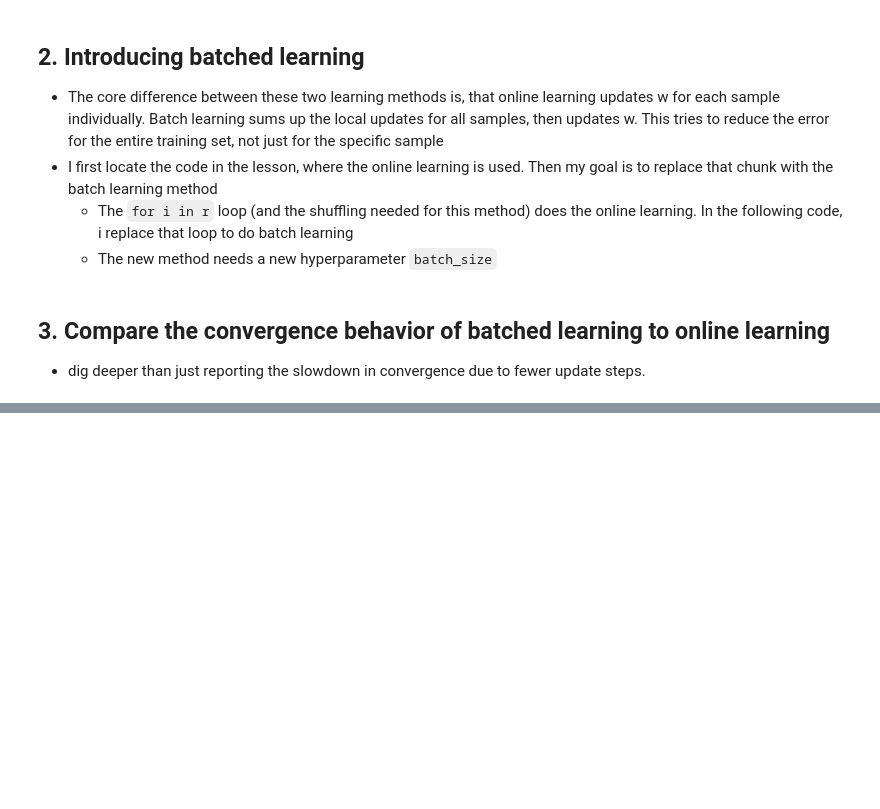
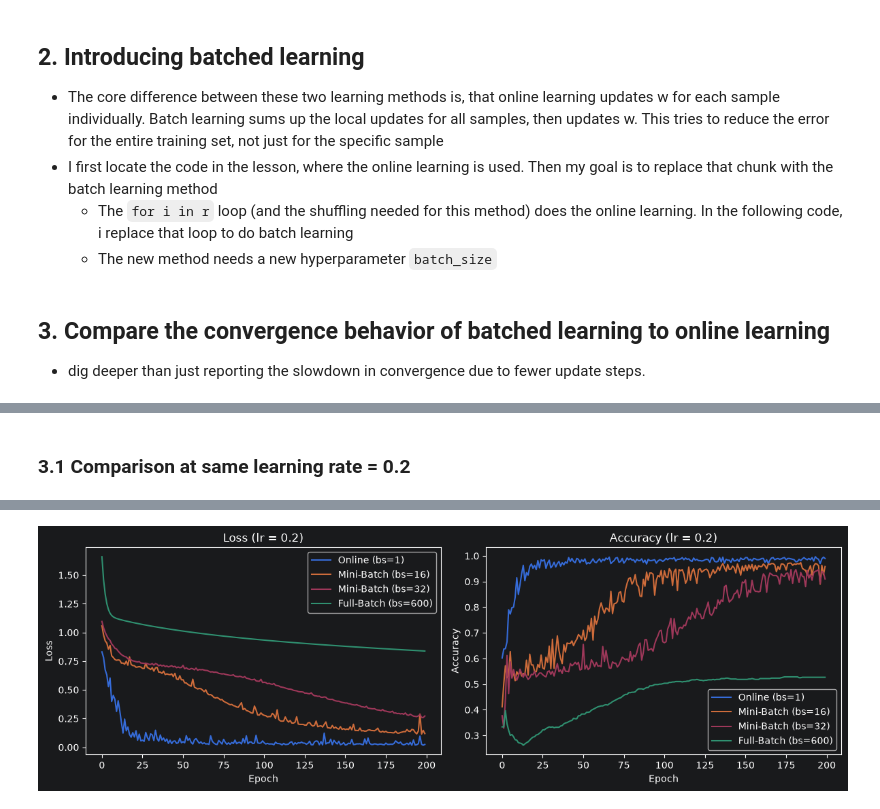
Before and after one commit to elias2304/notebooks, a Jupyter notebook: ndl/hw2/Ex1_Schweighuber.ipynb, the cells around one changed output, grey strips where cells are left out. Drawn from its saved outputs; the diff is of its cells as text; code cells hidden in the pictures; blank space fills up the shorter version.

```diff
--- a/ndl/hw2/Ex1_Schweighuber.ipynb
+++ b/ndl/hw2/Ex1_Schweighuber.ipynb
@@ -230,0 +260,45 @@ def train_batch_learning(
+# %% [markdown]
+### 3.1 Comparison at same learning rate = 0.2
+# %%
+configs = [
+    ("Online (bs=1)", None),
+    ("Mini-Batch (bs=16)", 16),
+    ("Mini-Batch (bs=32)", 32),
+    ("Full-Batch (bs=600)", len(X)),
+]
+
+histories_lr02 = {}
+
+for label, bs in configs:
+    np.random.seed(42)  # same initial weights for fair comparison
+    model = MLP(input_dim=input_dim, layer_sizes=layer_sizes, num_classes=num_classes, seed=42)
+
+    start_time = time.time()
+    if bs is None:
+        hist = train_online_learning(model, X, y, epochs=200, lr=0.2, seed=123, verbose=False)
+    else:
+        hist = train_batch_learning(model, X, y, epochs=200, batch_size=bs, lr=0.2, seed=123, verbose=False)
+    elapsed = time.time() - start_time
+
+    histories_lr02[label] = hist
+    print(f"{label:20s} | final loss={hist['loss'][-1]:.4f} | final acc={hist['acc'][-1]*100:.2f}% | time={elapsed:.2f}s")
+
+plt.figure(figsize=(12, 4))
+plt.subplot(1, 2, 1)
+for label, hist in histories_lr02.items():
+    plt.plot(hist["loss"], label=label)
+plt.title("Loss (lr = 0.2)")
+plt.xlabel("Epoch")
+plt.ylabel("Loss")
+plt.legend()
+
+plt.subplot(1, 2, 2)
+for label, hist in histories_lr02.items():
+    plt.plot(hist["acc"], label=label)
+plt.title("Accuracy (lr = 0.2)")
+plt.xlabel("Epoch")
+plt.ylabel("Accuracy")
+plt.legend()
+plt.tight_layout()
+plt.show()
+# %% [output]
@@ -230,0 +309 @@ def train_batch_learning(
+[figure, added]
```
Also changed, not shown: parts of 7 cells of this notebook, 1 other file.
